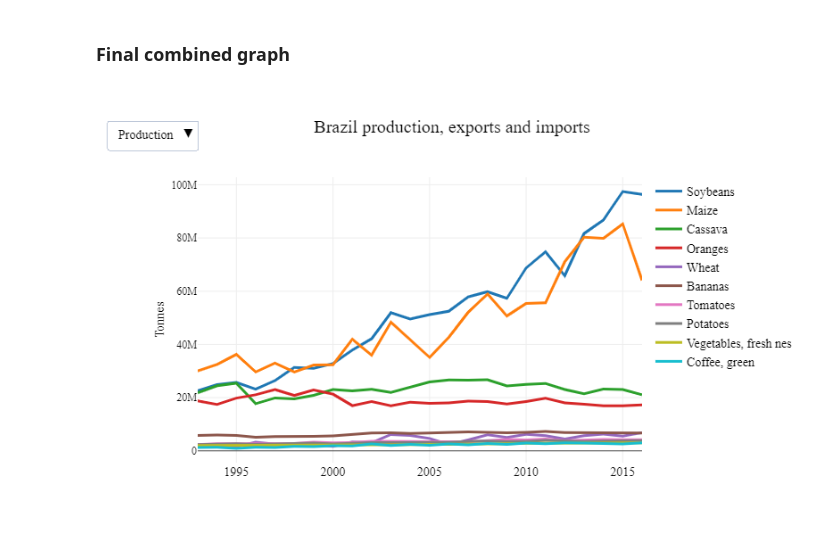
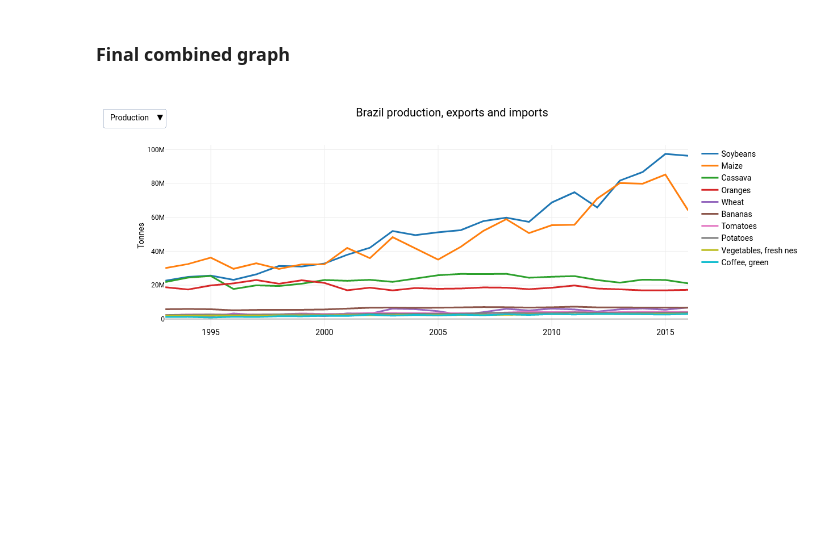
Before and after one commit to n-poulsen/GranADA, a Jupyter notebook: milestone3_brazil.ipynb, the cells around one changed output. Saved outputs shown, nothing was run; the diff lists cells and outputs as text; code cells hidden in the pictures; blank space fills up the shorter version.

```diff
--- a/milestone3_brazil.ipynb
+++ b/milestone3_brazil.ipynb
@@ -285,32 +290,32 @@ fig.update_layout(
                                        True, True, True, True, True, True, True, True, True, True,
                                        False, False, False, False, False, False, False, False, False, False]}]),
                 dict(label="Imports",
                      method="update",
                      args=[{"visible": [False, False, False, False, False, False, False, False, False, False,
                                        False, False, False, False, False, False, False, False, False, False,
                                        True, True, True, True, True, True, True, True, True, True]}]),
             ]),
         )
     ],
     template=draft_template,
     yaxis=dict(
         title='Tonnes',
         titlefont_size=14,
         tickfont_size=12,
     ),
     xaxis = dict(
       scaleratio = 1,
     ),
     title = 'Brazil production, exports and imports',
     width=800,
     height=500,
     font=dict(
-        family="source-serif-pro",
+        family="roboto",
         size=14,
         color = 'rgb(0,0,0)'
     )
     #paper_bgcolor='rgba(0,0,0,0)',
 )
 #fig.update_xaxes(tickvals = years)
 # %% [output]
-[figure, old version]
+[figure, new version]
```
Also changed, not shown: parts of 5 cells of this notebook, 2 other files.
